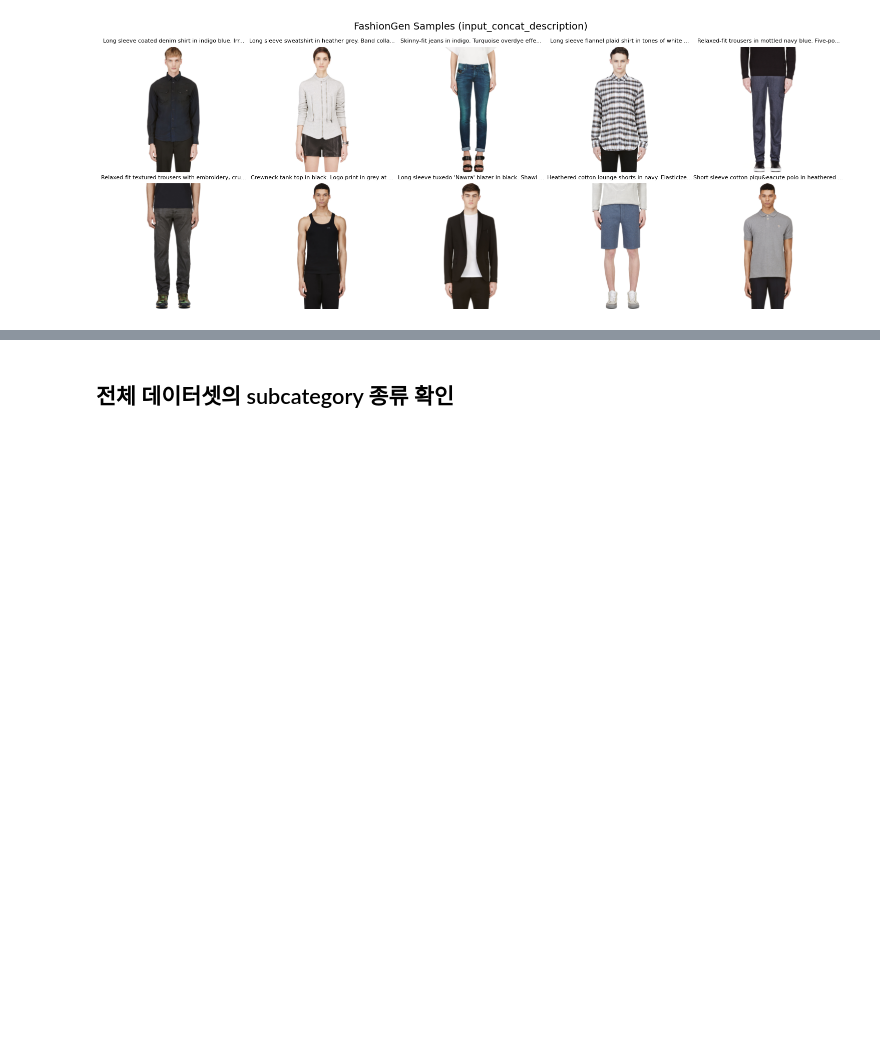
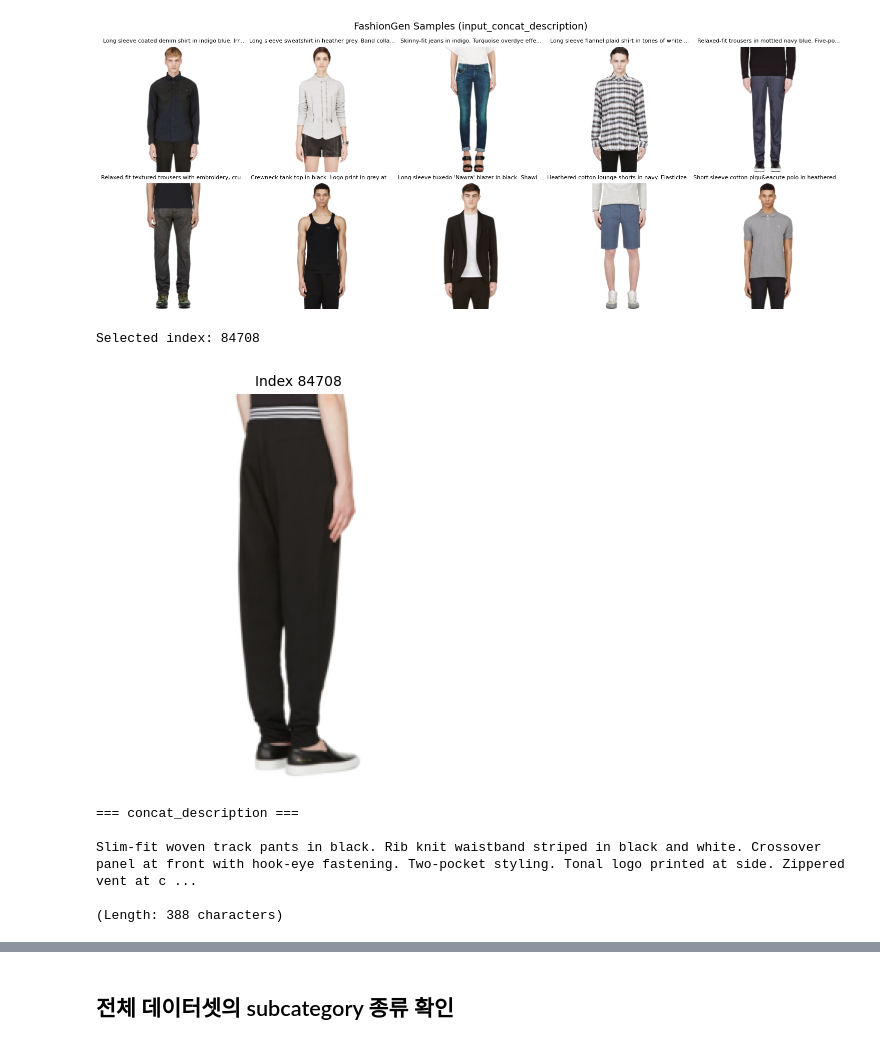
Before and after one commit to Sioonn/FashionSmartSearch_v3, a Jupyter notebook: notebooks/1. Fashoin_gen_EDA.ipynb, the cells around one changed output, grey strips where cells are left out. Saved outputs shown, nothing was run; the diff lists cells and outputs as text; code cells hidden in the pictures; blank space fills up the shorter version.

```diff
--- a/notebooks/1. Fashoin_gen_EDA.ipynb
+++ b/notebooks/1. Fashoin_gen_EDA.ipynb
@@ -77,3 +144,51 @@ plt.tight_layout()
 plt.show()
 # %% [output]
 [figure]
+# %%
+import numpy as np
+from PIL import Image
+
+# 랜덤 샘플 하나의 이미지와 concat_description 출력
+import matplotlib.pyplot as plt
+
+# total_size가 없으면 HDF5에서 가져오기
+if "total_size" not in globals():
+    with h5py.File(path, "r") as f:
+        total_size = f["input_image"].shape[0]
+
+# 랜덤 인덱스 선택 (tops_indices에서 뽑고 싶다면 np.random.choice(tops_indices) 사용)
+idx = int(np.random.randint(0, total_size))
+print(f"Selected index: {idx}")
+
+with h5py.File(path, "r") as f:
+    img_arr = f["input_image"][idx]
+    desc_raw = f["input_concat_description"][idx]
+
+# description 디코딩 및 패딩(null) 제거
+if isinstance(desc_raw, bytes):
+    desc_str = desc_raw.decode("utf-8", errors="ignore")
+elif isinstance(desc_raw, np.ndarray):
+    desc_str = desc_raw.tobytes().decode("utf-8", errors="ignore")
+else:
+    desc_str = str(desc_raw)
+desc_clean = desc_str.rstrip().rstrip("\x00")
+
+# 이미지 시각화
+plt.figure(figsize=(5, 5))
+plt.imshow(img_arr.astype("uint8"))
+plt.axis("off")
+plt.title(f"Index {idx}", fontsize=10)
+plt.show()
+
+# concat_description 출력
+print("\n=== concat_description ===\n")
+print(desc_clean)
+print(f"\n(Length: {len(desc_clean)} characters)")
+# %% [output]
+Selected index: 84708
+[figure, added]
+=== concat_description ===
+
+Slim-fit woven track pants in black. Rib knit waistband striped in black and white. Crossover panel at front with hook-eye fastening. Two-pocket styling. Tonal logo printed at side. Zippered vent at c ...
+
+(Length: 388 characters)
```
Also changed, not shown: parts of 3 cells of this notebook, 5 other files.
